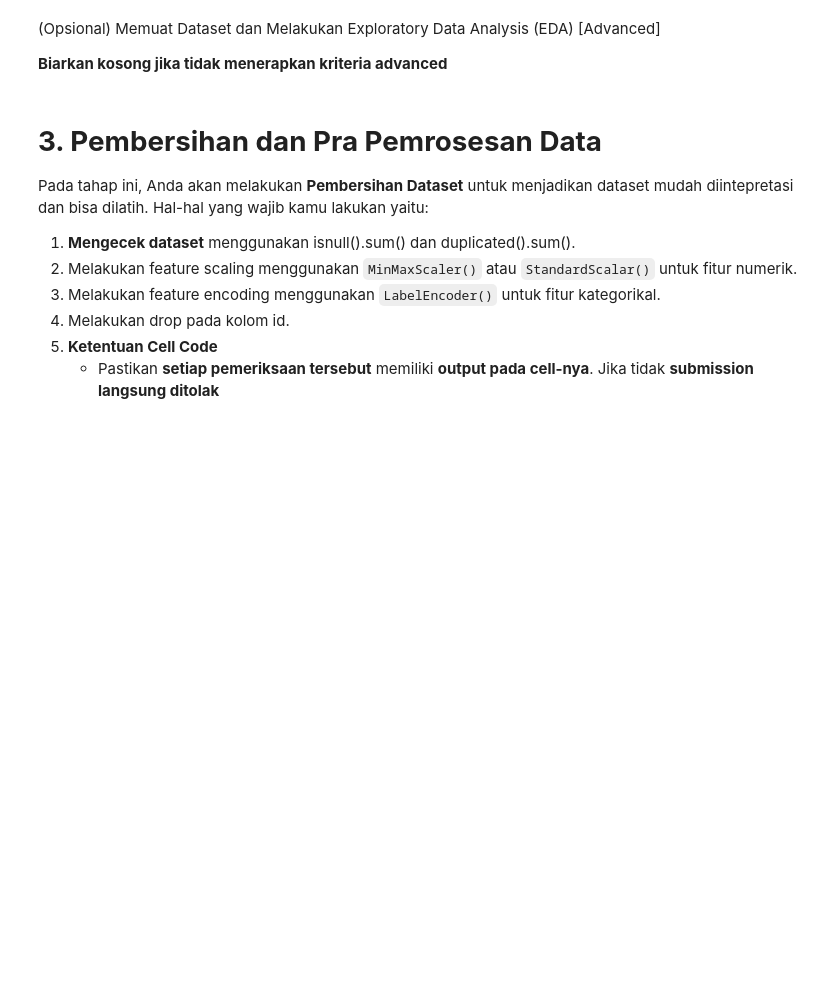
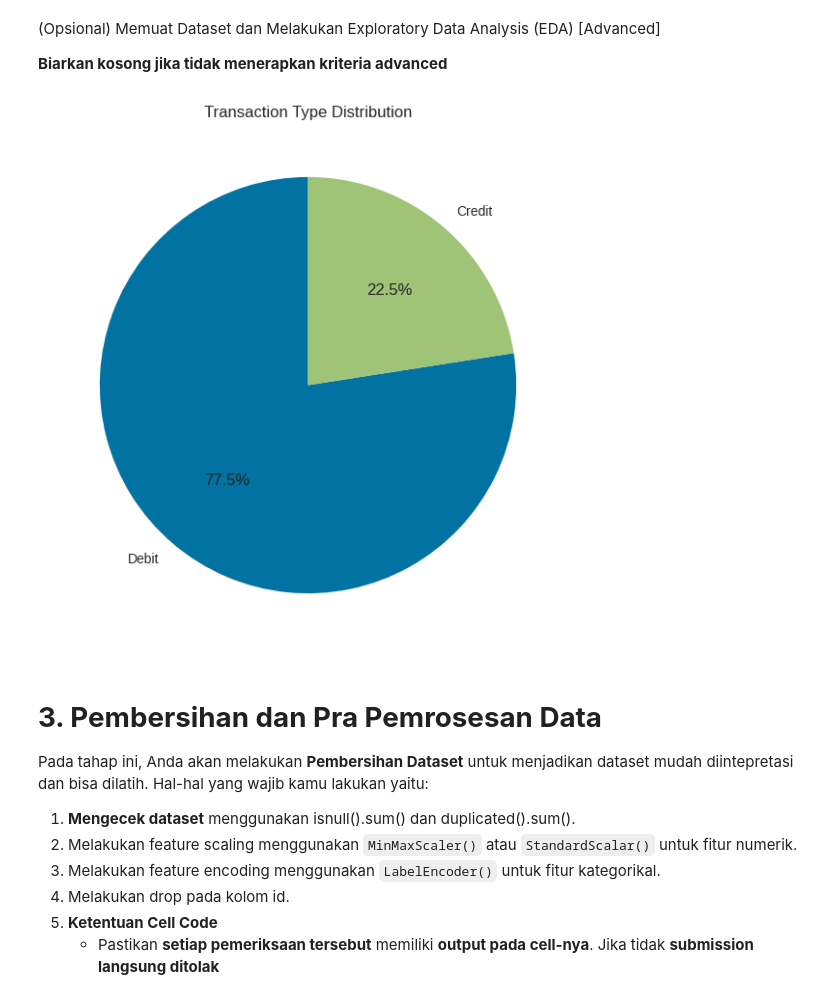
Before and after one commit to Hijaan/Dicoding_HIjaan, a Jupyter notebook: [Clustering]_Submission_Akhir_BMLP_Hasbi.ipynb, the cells around one changed output. Cells and saved outputs as stored; diff of their text form; code cells hidden in the pictures; blank space fills up the shorter version.

```diff
--- a/[Clustering]_Submission_Akhir_BMLP_Hasbi.ipynb
+++ b/[Clustering]_Submission_Akhir_BMLP_Hasbi.ipynb
@@ -144,3 +160,13 @@ plt.show()
+# %%
+# Visualisasi yang lebih informatif (Opsional Advanced 1)
+# Menggunakan visualisasi untuk fitur TransactionType
+plt.figure(figsize=(7, 7))
+df['TransactionType'].value_counts().plot(kind='pie', autopct='%1.1f%%', startangle=90)
+plt.title('Transaction Type Distribution')
+plt.ylabel('') # Hide the default y-label for pie chart
+plt.show()
+# %% [output]
+[figure, added]
 # %% [markdown]
 # **3. Pembersihan dan Pra Pemrosesan Data**
 
```
Also changed, not shown: parts of 28 cells of this notebook.
